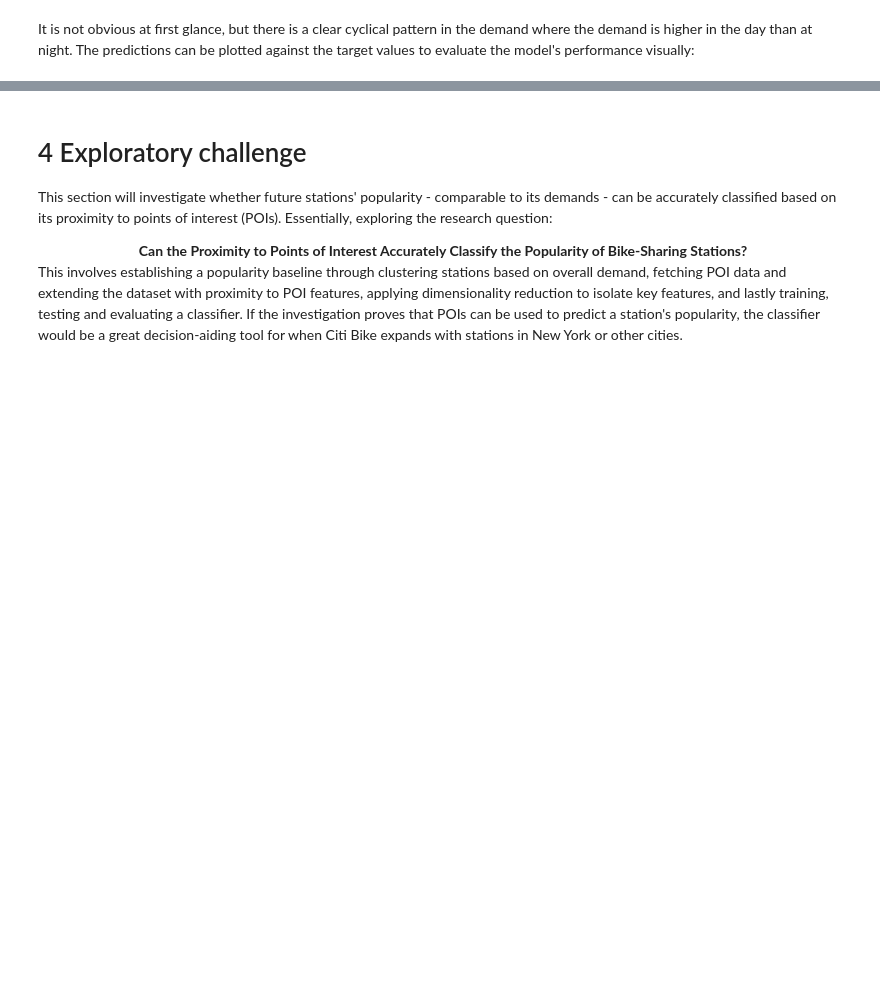
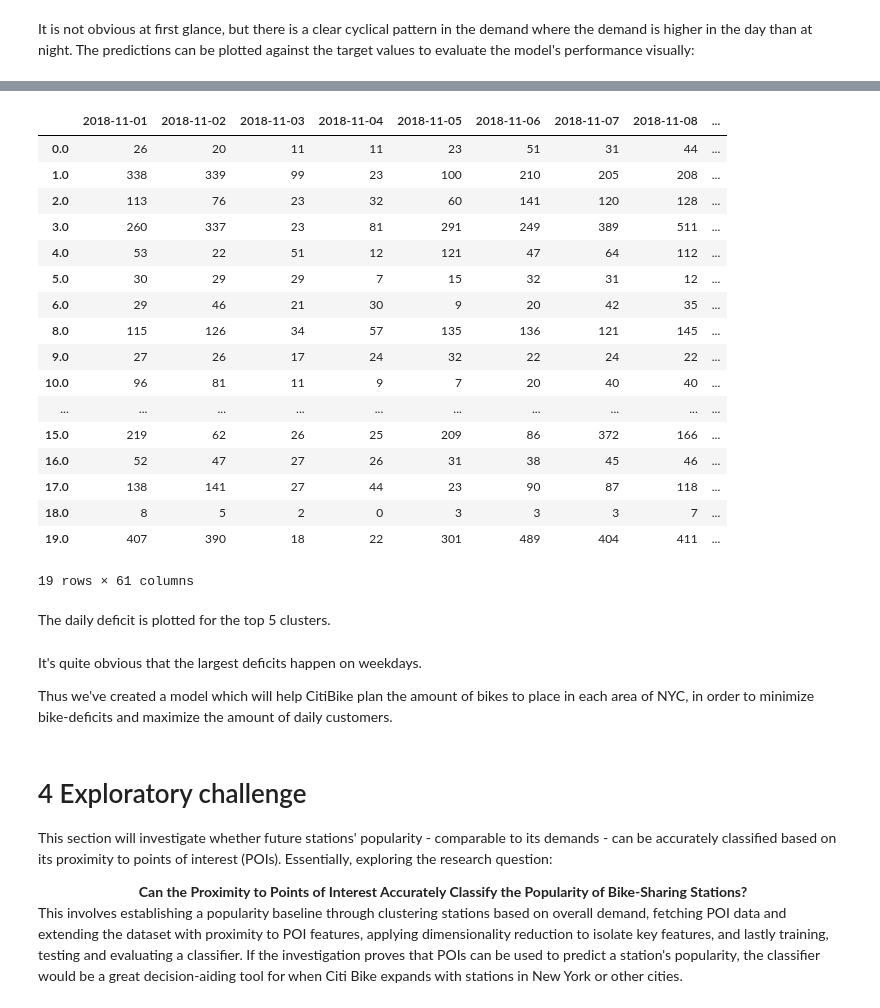
Before and after one commit to 4ug-aug/42577-IBA-Project, a Jupyter notebook: project_second_draft.ipynb, the cells around one changed output, grey strips where cells are left out. Drawn from its saved outputs; the diff is of its cells as text; code cells hidden in the pictures; blank space fills up the shorter version.

```diff
--- a/project_second_draft.ipynb
+++ b/project_second_draft.ipynb
@@ -1104,0 +1099,30 @@ cluster_df_sd
+# %%
+# Create a list of all cluster ids - excluding cluster 7, as there are no trips starting in cluster 7
+cluster_ids = sorted(list(data_outliers_removed['start_cluster'].unique()))
+# %%
+max_diff_df = pd.DataFrame(index=cluster_ids, columns=pd.date_range(start='2018-11-01', end='2018-12-31'))
+# for every day of prediction we want to have the max difference between pickups and dropoffs in any hour
+#  we do this for all clusters
+
+# create dataframe with cluster ids as index and day as columns
+# We create a dataframe with cluster ids as index and the surplus_deficit for each date as columns
+# This output is very verbose and takes about 4 minutes to run
+for idx, cluster_id in enumerate(cluster_ids):
+    cluster_buster = ClusterBuster(cluster_id, data_outliers_removed)
+    cluster_buster.create_features(include = ['rushhour', 'weekend', 'summer'])
+    cluster_buster.create_model()
+    cluster_buster.predict()
+    # get max difference between dropoffs and pickups for each day
+    # Output of prediction is 24h times 61 days (24x61), since we want to have the max difference for each day we reshape to 24x61
+
+    # We take everything up till the last datapoint, since we do not want to include 2019 data.
+    pred_pickups = cluster_buster.pred_pickups[:-1].reshape(61, 24)
+    pred_dropoffs = cluster_buster.pred_dropoffs[:-1].reshape(61, 24)
+    # we now have 61 rows for each day and 24 columns for each hour
+    # we now want to get the max difference for each row (day) and return the list
+    max_diff_list = []
+    for i in range(61):
+        max_diff_list.append(math.ceil(max(pred_pickups[i] - pred_dropoffs[i])))
+
+    # add to dataframe
+    max_diff_df.loc[cluster_id] = max_diff_list
@@ -1104,0 +1147,23 @@ cluster_df_sd
+# %%
+max_diff_df
+# %% [output]
+|  | 2018-11-01 | 2018-11-02 | 2018-11-03 | 2018-11-04 | 2018-11-05 | 2018-11-06 | 2018-11-07 | 2018-11-08 | ... |
+| 0.0 | 26 | 20 | 11 | 11 | 23 | 51 | 31 | 44 | ... |
+| 1.0 | 338 | 339 | 99 | 23 | 100 | 210 | 205 | 208 | ... |
+| 2.0 | 113 | 76 | 23 | 32 | 60 | 141 | 120 | 128 | ... |
+| 3.0 | 260 | 337 | 23 | 81 | 291 | 249 | 389 | 511 | ... |
+| 4.0 | 53 | 22 | 51 | 12 | 121 | 47 | 64 | 112 | ... |
+| 5.0 | 30 | 29 | 29 | 7 | 15 | 32 | 31 | 12 | ... |
+| 6.0 | 29 | 46 | 21 | 30 | 9 | 20 | 42 | 35 | ... |
+| 8.0 | 115 | 126 | 34 | 57 | 135 | 136 | 121 | 145 | ... |
+| 9.0 | 27 | 26 | 17 | 24 | 32 | 22 | 24 | 22 | ... |
+| 10.0 | 96 | 81 | 11 | 9 | 7 | 20 | 40 | 40 | ... |
+| ... | ... | ... | ... | ... | ... | ... | ... | ... | ... |
+| 15.0 | 219 | 62 | 26 | 25 | 209 | 86 | 372 | 166 | ... |
+| 16.0 | 52 | 47 | 27 | 26 | 31 | 38 | 45 | 46 | ... |
+| 17.0 | 138 | 141 | 27 | 44 | 23 | 90 | 87 | 118 | ... |
+| 18.0 | 8 | 5 | 2 | 0 | 3 | 3 | 3 | 7 | ... |
+| 19.0 | 407 | 390 | 18 | 22 | 301 | 489 | 404 | 411 | ... |
+19 rows × 61 columns
+# %% [markdown]
+The daily deficit is plotted for the top 5 clusters.
@@ -1105,3 +1191,7 @@ cluster_df_sd
+# %% [markdown]
+It's quite obvious that the largest deficits happen on weekdays.
+
+Thus we've created a model which will help CitiBike plan the amount of bikes to place in each area of NYC, in order to minimize bike-deficits and maximize the amount of daily customers.
 # %% [markdown]
 # 4 Exploratory challenge
 
```
Also changed, not shown: parts of 73 cells of this notebook, 3 other files.
